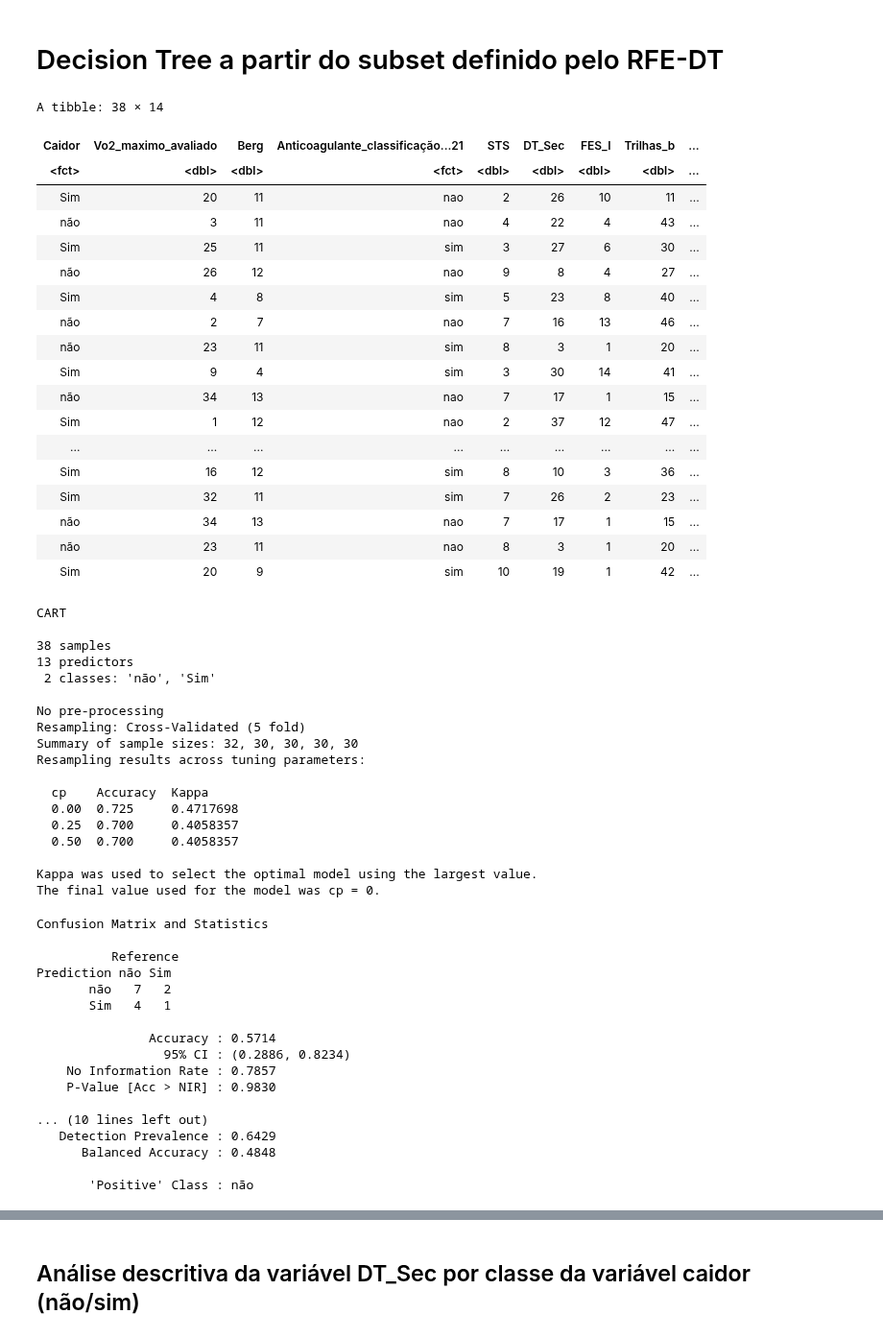
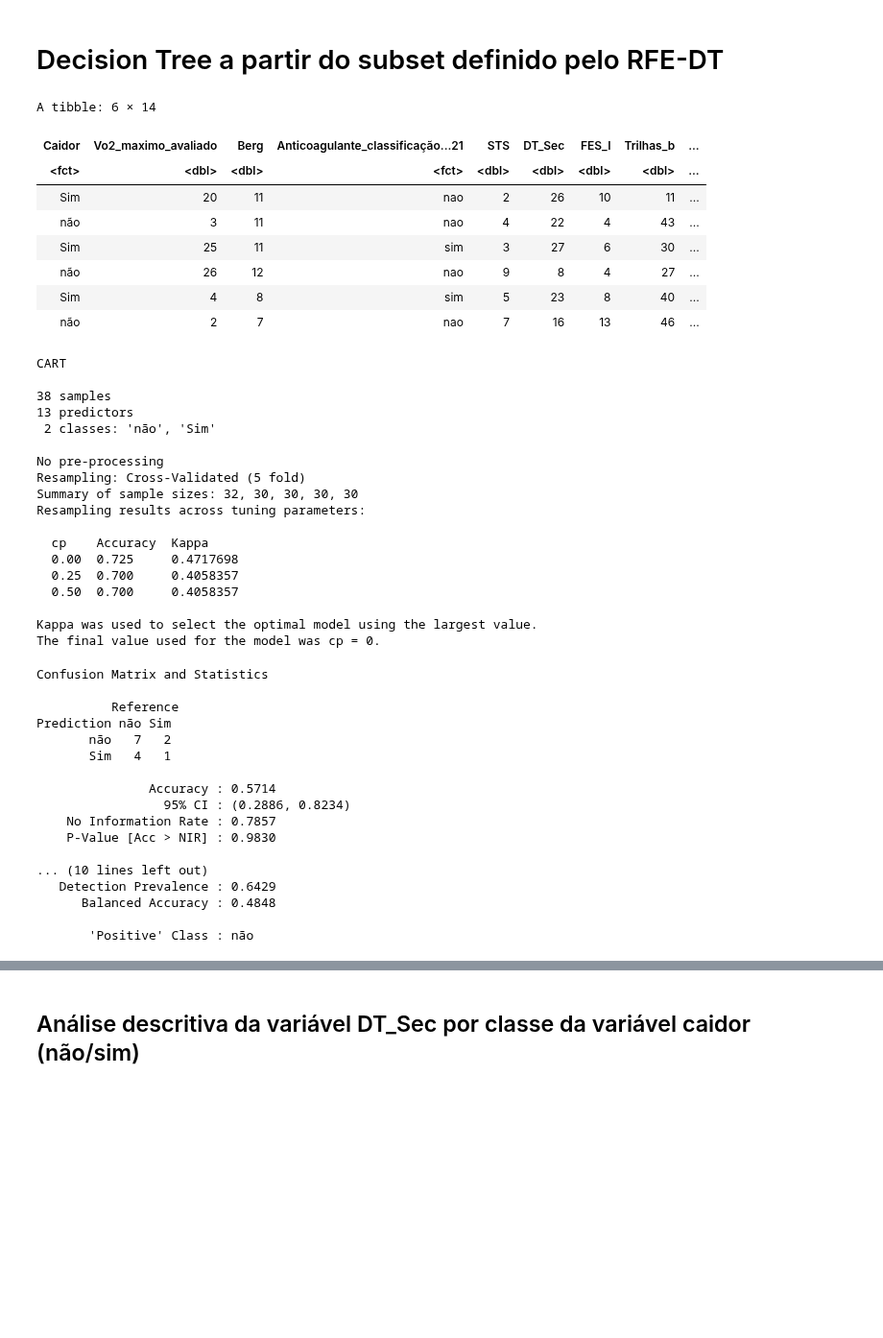
Before and after one commit to RenanBaltar/Analises_Heitor, a Jupyter notebook: Analise_Heitor.ipynb, the cells around one changed output, grey strips where cells are left out. Shown at 96% size. Cells and saved outputs as stored; diff of their text form; code cells hidden in the pictures; blank space fills up the shorter version.

```diff
--- a/Analise_Heitor.ipynb
+++ b/Analise_Heitor.ipynb
@@ -346,42 +287,32 @@ The top 5 variables (out of 13):
 # %%
 data_train_rfe2<- data_train[,c("Caidor","Vo2_maximo_avaliado","Berg","Anticoagulante_classificação...21",
                                 "STS","DT_Sec","FES_I","Trilhas_b","medicaçao_tipo_cardiovascular",
                                 "quantidade_total_de_medicação","Fluencia_verbal","Tempo_doença","TUG_sec","Criterio_AHA")]
 data_test_rfe2<- data_test[,c("Caidor","Vo2_maximo_avaliado","Berg","Anticoagulante_classificação...21",
                               "STS","DT_Sec","FES_I","Trilhas_b","medicaçao_tipo_cardiovascular",
                               "quantidade_total_de_medicação","Fluencia_verbal","Tempo_doença","TUG_sec","Criterio_AHA")]
-View(data_train_rfe2)
+head(data_train_rfe2)
 set.seed(44)
 Tree_model1=train(Caidor~.,data=data_train_rfe2,method='rpart',metric=ifelse(is.factor(data_train_rfe$Caidor),"Kappa","RMSE"),trControl=trainControl(method='cv',number=5,savePredictions=TRUE))
 Tree_model1 #Acurácia= 72.5% e kappa = 47.17% e cp=0
 #Tree_model1$pred
 predicition_Treemodel1<- predict(Tree_model1,data_test_rfe2)
 confusionMatrix(data_test_rfe2$Caidor,predicition_Treemodel1) #Acurácia e kappa = 100%
 confusionMatrix(data_test_rfe2$Caidor,predicition_Treemodel1)$byClass #recall e F1 (1 e 1)
-install.packages("rpart.plot")
+#install.packages("rpart.plot")
 require(rpart.plot)
 rpart.plot(Tree_model1$finalModel,type=0,extra=101,box.palette = "GnBu",
            branch.lty=3,shadow.col = "gray",nn=T,cex=1)
 # %% [output]
-A tibble: 38 × 14
+A tibble: 6 × 14
 | Caidor | Vo2_maximo_avaliado | Berg | Anticoagulante_classificação...21 | STS | DT_Sec | FES_I | Trilhas_b | ... |
 | <fct> | <dbl> | <dbl> | <fct> | <dbl> | <dbl> | <dbl> | <dbl> | ... |
 | Sim | 20 | 11 | nao | 2 | 26 | 10 | 11 | ... |
 | não | 3 | 11 | nao | 4 | 22 | 4 | 43 | ... |
 | Sim | 25 | 11 | sim | 3 | 27 | 6 | 30 | ... |
 | não | 26 | 12 | nao | 9 | 8 | 4 | 27 | ... |
 | Sim | 4 | 8 | sim | 5 | 23 | 8 | 40 | ... |
 | não | 2 | 7 | nao | 7 | 16 | 13 | 46 | ... |
-| não | 23 | 11 | sim | 8 | 3 | 1 | 20 | ... |
-| Sim | 9 | 4 | sim | 3 | 30 | 14 | 41 | ... |
-| não | 34 | 13 | nao | 7 | 17 | 1 | 15 | ... |
-| Sim | 1 | 12 | nao | 2 | 37 | 12 | 47 | ... |
-| ... | ... | ... | ... | ... | ... | ... | ... | ... |
-| Sim | 16 | 12 | sim | 8 | 10 | 3 | 36 | ... |
-| Sim | 32 | 11 | sim | 7 | 26 | 2 | 23 | ... |
-| não | 34 | 13 | nao | 7 | 17 | 1 | 15 | ... |
-| não | 23 | 11 | nao | 8 | 3 | 1 | 20 | ... |
-| Sim | 20 | 9 | sim | 10 | 19 | 1 | 42 | ... |
 CART
 
 38 samples
```
Also changed, not shown: parts of 16 cells of this notebook.
